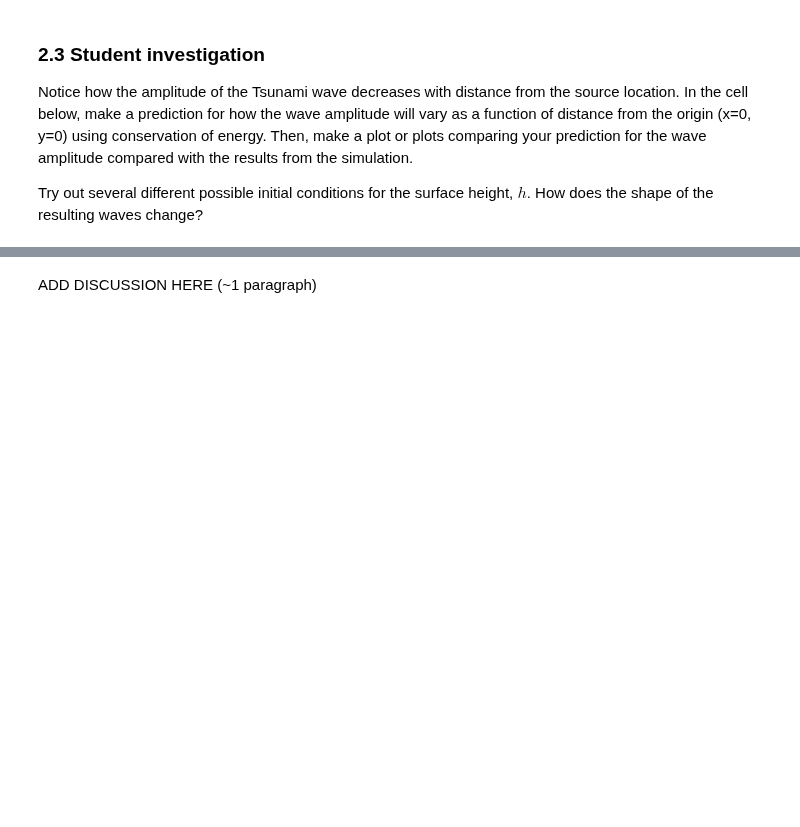
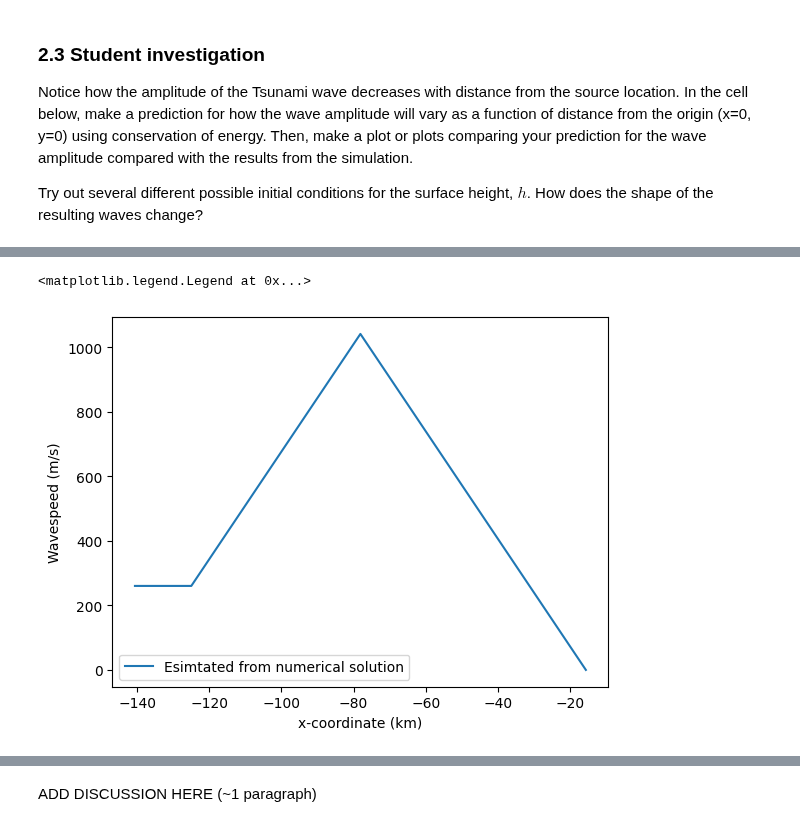
Before and after one commit to sjg230/QCES_LNM, a Jupyter notebook: Project3_tsunami.ipynb, the cells around one changed output, grey strips where cells are left out. Drawn from its saved outputs; the diff is of its cells as text; code cells hidden in the pictures; blank space fills up the shorter version.

```diff
--- a/Project3_tsunami.ipynb
+++ b/Project3_tsunami.ipynb
@@ -488,0 +528,19 @@ ADD PREDICTION OF WAVE AMPLITUDE HERE (a few sentences and/or equations)
+# %%
+# Find the x-coordinates of the max waveheight (in h_save) for each of the first 50 timesteps, at y=0, on the left hand side of the graph
+x_peak = x[np.argmax(h_save[:10,:32,32],axis=1)]
+u_peak = np.zeros(10)
+
+# For each timestep, estimate speed (using distance over time)
+for i in range(1,10):
+  u_peak[i] = (x_peak[i]-x_peak[i-1])/timestep
+
+fig, ax = plt.subplots()
+
+ax.plot(x_peak/1000,np.abs(u_peak), label="Esimtated from numerical solution")
+#ax.set_xlim(250,550)
+ax.set_xlabel('x-coordinate (km)')
+ax.set_ylabel('Wavespeed (m/s)')
+ax.legend()
+# %% [output]
+<matplotlib.legend.Legend at 0x...>
+[figure, added]
```
Also changed, not shown: parts of 13 cells of this notebook.
